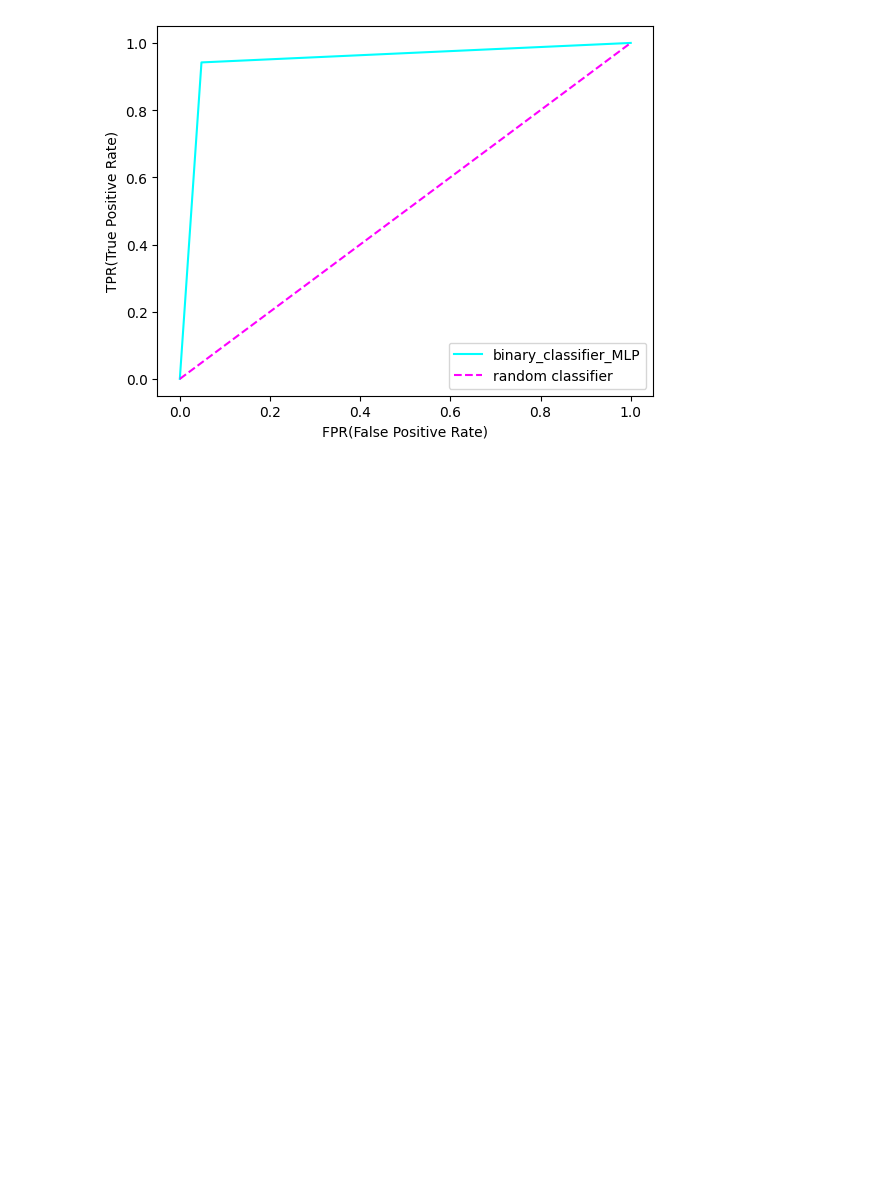
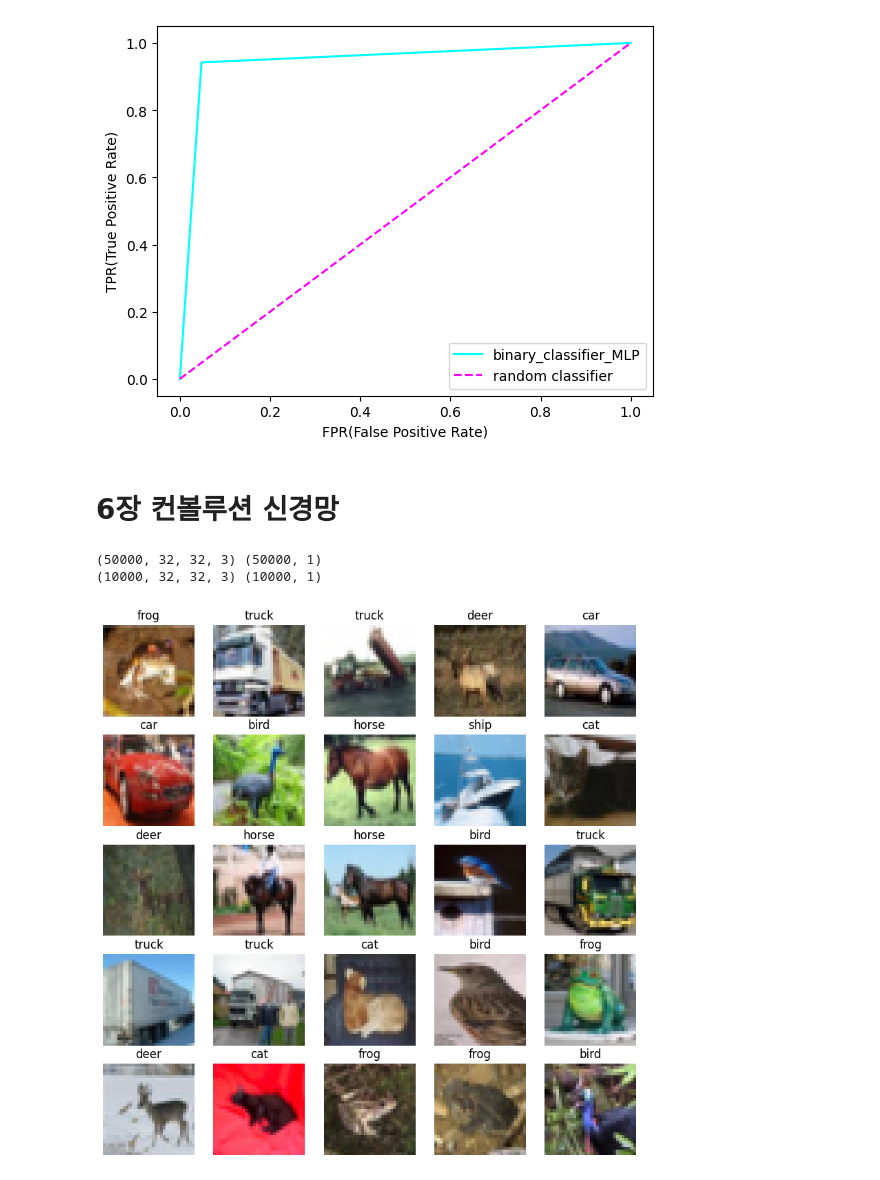
Before and after one commit to won-hj/deep-learning, a Jupyter notebook: 신경망을_활용한_딥러닝_실습.ipynb, the cells around one changed output. Saved outputs shown, nothing was run; the diff lists cells and outputs as text; code cells hidden in the pictures; blank space fills up the shorter version.

```diff
--- a/신경망을_활용한_딥러닝_실습.ipynb
+++ b/신경망을_활용한_딥러닝_실습.ipynb
@@ -1493,3 +1493,36 @@ specificity: 0.95
 f1 score: 0.95
 AUC: 0.95
 [figure]
+# %% [markdown]
+# 6장 컨볼루션 신경망
+# %%
+# 예제 6.8 CNN 이미지 분류 CIFAR-10(텐서플로)
+import tensorflow as tf
+from tensorflow.keras import Sequential, Input
+from tensorflow.keras.layers import Dense, Conv2D, MaxPooling2D
+from tensorflow.keras.layers import Flatten, Dropout
+from tensorflow.keras.datasets import cifar10
+import numpy as np
+import matplotlib.pyplot as plt
+
+(x_train, y_train), (x_test, y_test) = cifar10.load_data()
+
+print(x_train.shape, y_train.shape)
+print(x_test.shape, y_test.shape)
+# %% [output]
+(50000, 32, 32, 3) (50000, 1)
+(10000, 32, 32, 3) (10000, 1)
+# %%
+class_name = ['plane', 'car', 'bird', 'cat', 'deer', 'dog', 'frog', 'horse', 'ship', 'truck']
+
+plt.figure(figsize=(10,10))
+
+for i in range(25):
+  plt.subplot(5, 5, i+1)
+  plt.imshow(x_train[i])
+  plt.title(class_name[y_train[i].item()])
+  plt.axis('off')
+
+plt.show()
+# %% [output]
+[figure, added]
```
Also changed, not shown: parts of 32 cells of this notebook.
